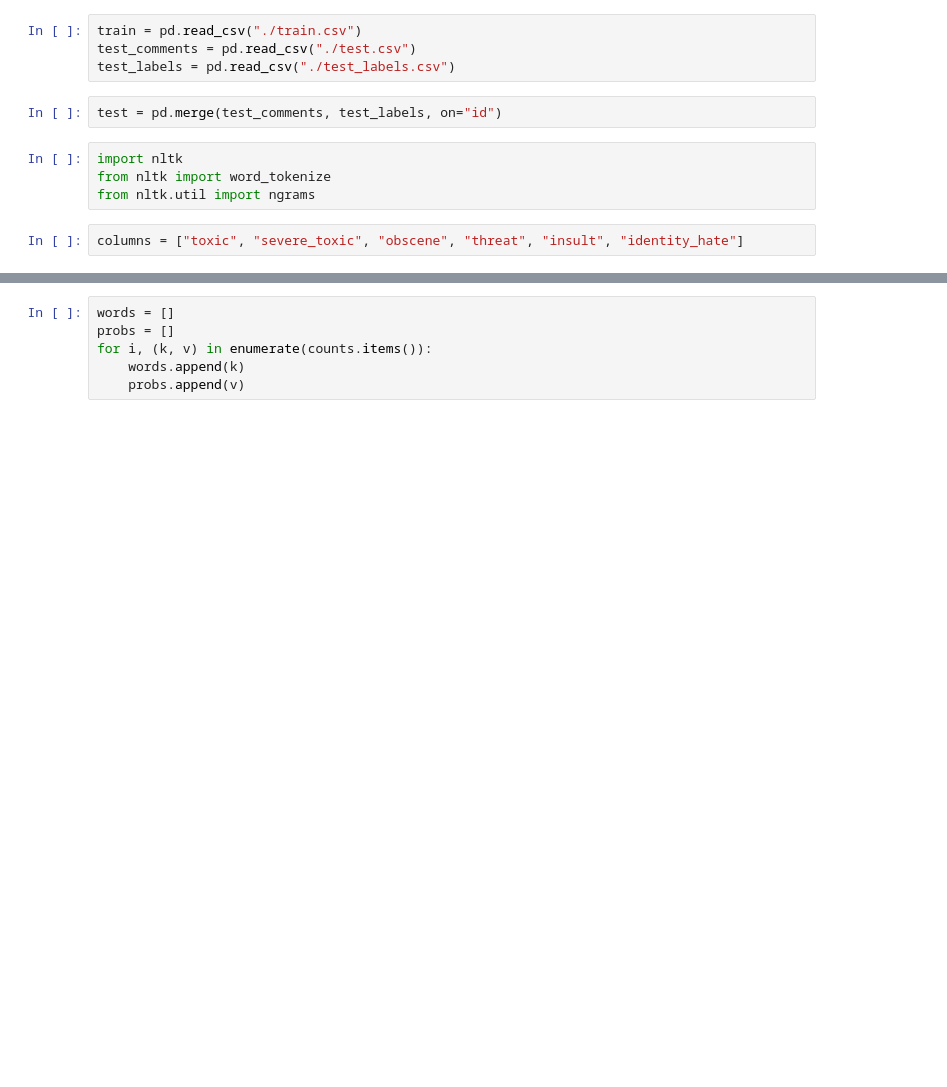
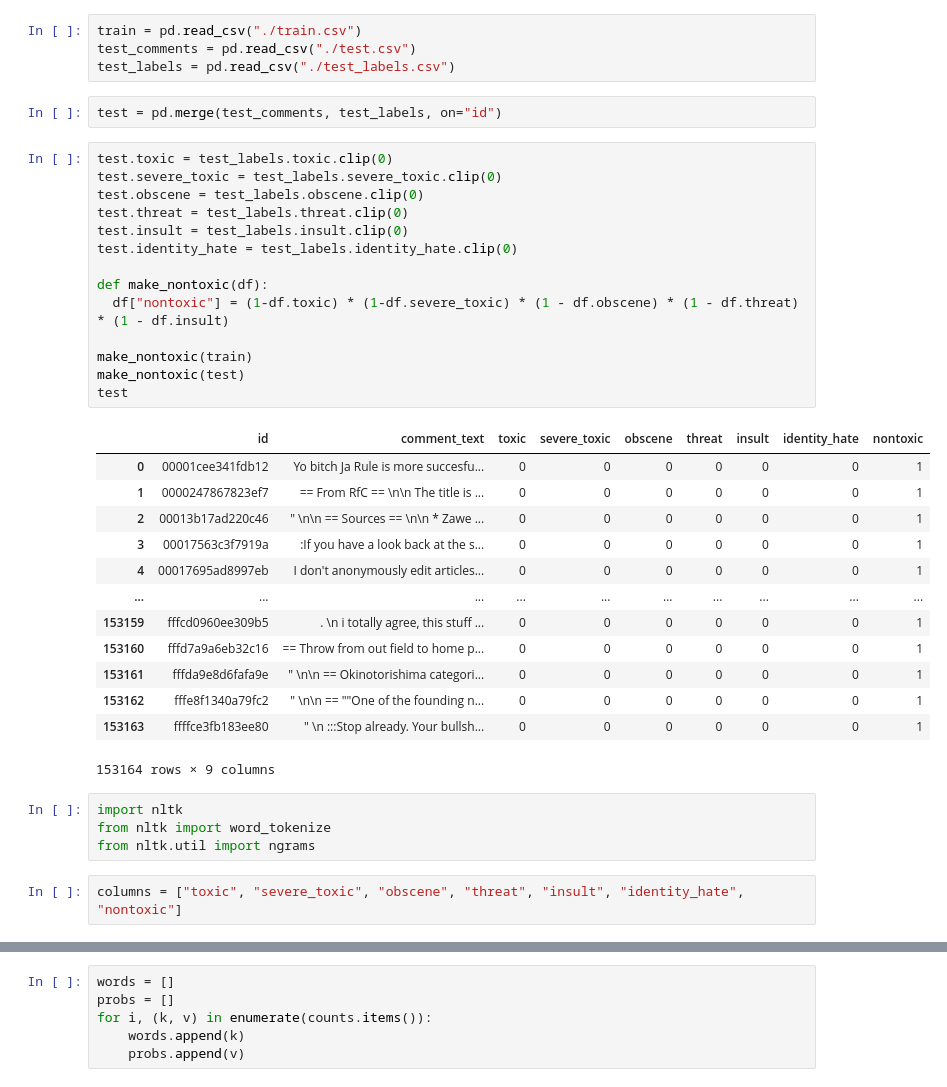
Before and after one commit to cqdinh/toxic_comment_classification_274P, a Jupyter notebook: BigramModel.ipynb, the cells around one changed output, grey strips where cells are left out. Saved outputs shown, nothing was run; the diff lists cells and outputs as text; blank space fills up the shorter version.

```diff
--- a/BigramModel.ipynb
+++ b/BigramModel.ipynb
@@ -16,9 +16,37 @@ test_comments = pd.read_csv("./test.csv")
 test_labels = pd.read_csv("./test_labels.csv")
 # %%
 test = pd.merge(test_comments, test_labels, on="id")
+# %%
+test.toxic = test_labels.toxic.clip(0)
+test.severe_toxic = test_labels.severe_toxic.clip(0)
+test.obscene = test_labels.obscene.clip(0)
+test.threat = test_labels.threat.clip(0)
+test.insult = test_labels.insult.clip(0)
+test.identity_hate = test_labels.identity_hate.clip(0)
+
+def make_nontoxic(df):
+  df["nontoxic"] = (1-df.toxic) * (1-df.severe_toxic) * (1 - df.obscene) * (1 - df.threat) * (1 - df.insult)
+
+make_nontoxic(train)
+make_nontoxic(test)
+test
+# %% [output]
+|  | id | comment_text | toxic | severe_toxic | obscene | threat | insult | identity_hate | nontoxic |
+| 0 | 00001cee341fdb12 | Yo bitch Ja Rule is more succesfu... | 0 | 0 | 0 | 0 | 0 | 0 | 1 |
+| 1 | 0000247867823ef7 | == From RfC == \n\n The title is ... | 0 | 0 | 0 | 0 | 0 | 0 | 1 |
+| 2 | 00013b17ad220c46 | " \n\n == Sources == \n\n * Zawe ... | 0 | 0 | 0 | 0 | 0 | 0 | 1 |
+| 3 | 00017563c3f7919a | :If you have a look back at the s... | 0 | 0 | 0 | 0 | 0 | 0 | 1 |
+| 4 | 00017695ad8997eb | I don't anonymously edit articles... | 0 | 0 | 0 | 0 | 0 | 0 | 1 |
+| ... | ... | ... | ... | ... | ... | ... | ... | ... | ... |
+| 153159 | fffcd0960ee309b5 | . \n i totally agree, this stuff ... | 0 | 0 | 0 | 0 | 0 | 0 | 1 |
+| 153160 | fffd7a9a6eb32c16 | == Throw from out field to home p... | 0 | 0 | 0 | 0 | 0 | 0 | 1 |
+| 153161 | fffda9e8d6fafa9e | " \n\n == Okinotorishima categori... | 0 | 0 | 0 | 0 | 0 | 0 | 1 |
+| 153162 | fffe8f1340a79fc2 | " \n\n == ""One of the founding n... | 0 | 0 | 0 | 0 | 0 | 0 | 1 |
+| 153163 | ffffce3fb183ee80 | " \n :::Stop already. Your bullsh... | 0 | 0 | 0 | 0 | 0 | 0 | 1 |
+153164 rows × 9 columns
 # %%
 import nltk
 from nltk import word_tokenize
 from nltk.util import ngrams
 # %%
-columns = ["toxic", "severe_toxic", "obscene", "threat", "insult", "identity_hate"]
+columns = ["toxic", "severe_toxic", "obscene", "threat", "insult", "identity_hate", "nontoxic"]
```
Also changed, not shown: parts of 17 cells of this notebook, 4 other files.
